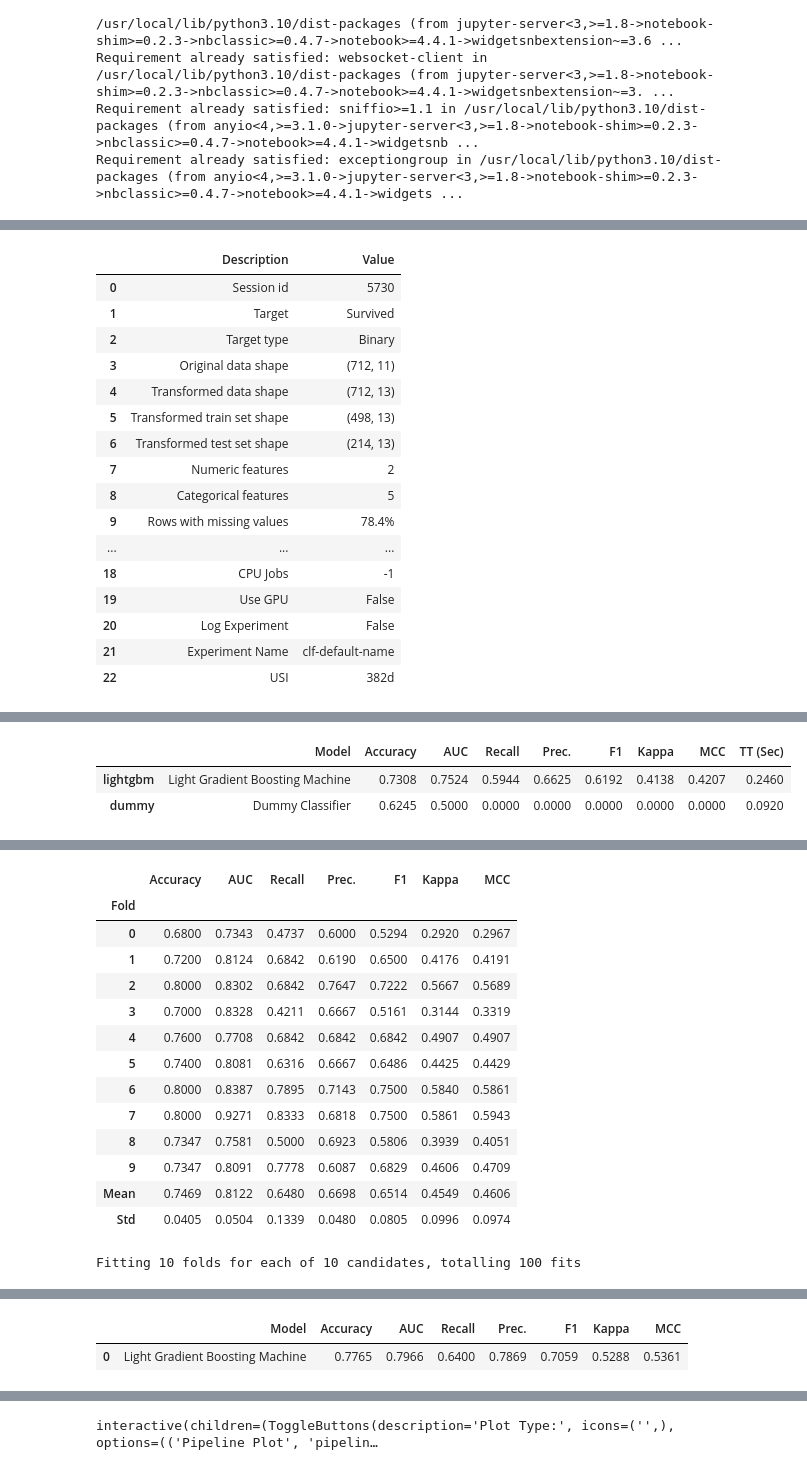
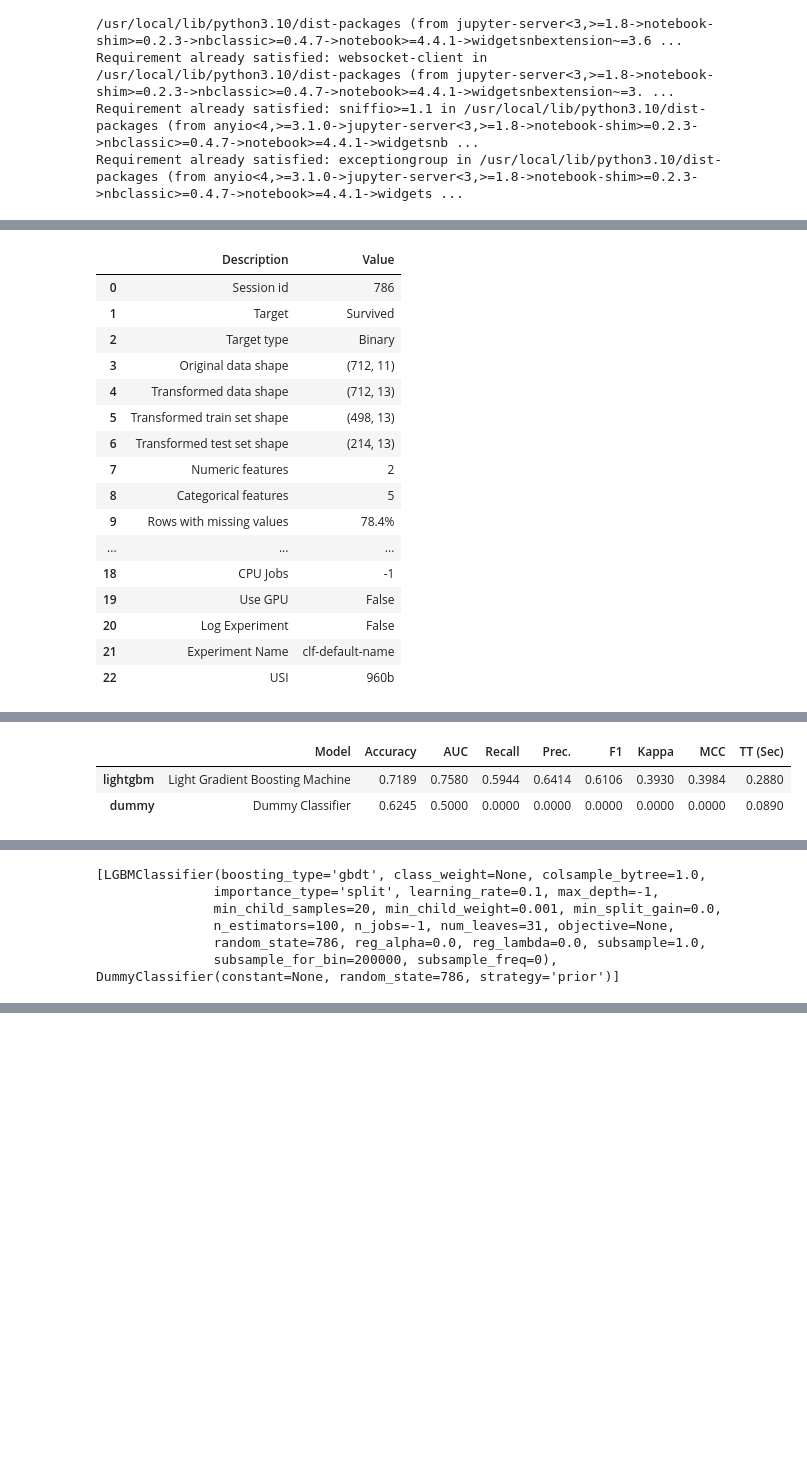
Before and after one commit to w113056047/AIoT-DA-2024-Hw, a Jupyter notebook: hw4-1/hw4-1.ipynb, the cells around one changed output, grey strips where cells are left out. Cells and saved outputs as stored; diff of their text form; code cells hidden in the pictures; blank space fills up the shorter version.

```diff
--- a/hw4-1/hw4-1.ipynb
+++ b/hw4-1/hw4-1.ipynb
@@ -47,46 +47,33 @@ train_data.head()
 # %%
 # Initialize the setup
 clf = setup(data=train_data,
             target='Survived',
             categorical_features = ['Pclass','Sex','Age','Fare','Cabin'])
 
 # Compare 16 models and select the best one
 best_models = compare_models(n_select=16, sort='Accuracy')
 
-# Tune the best model
-tuned_model = tune_model(best_models[0])
-
-# Make predictions on the test data
-predictions = predict_model(tuned_model, data=test_data)
-
-# Evaluate the model
-evaluate_model(tuned_model)
-
-# Finalize the model for deployment
-final_model = finalize_model(tuned_model)
-
-# Save the model
-save_model(final_model, 'titanic_model')
+print(best_models)
 # %% [output]
 |  | Description | Value |
-| 0 | Session id | 5730 |
+| 0 | Session id | 786 |
 | 1 | Target | Survived |
 | 2 | Target type | Binary |
 | 3 | Original data shape | (712, 11) |
 | 4 | Transformed data shape | (712, 13) |
 | 5 | Transformed train set shape | (498, 13) |
 | 6 | Transformed test set shape | (214, 13) |
 | 7 | Numeric features | 2 |
 | 8 | Categorical features | 5 |
 | 9 | Rows with missing values | 78.4% |
 | ... | ... | ... |
 | 18 | CPU Jobs | -1 |
 | 19 | Use GPU | False |
 | 20 | Log Experiment | False |
 | 21 | Experiment Name | clf-default-name |
-| 22 | USI | 382d |
+| 22 | USI | 960b |
 [interactive output not drawn]
 |  | Model | Accuracy | AUC | Recall | Prec. | F1 | Kappa | MCC | TT (Sec) |
-| lightgbm | Light Gradient Boosting Machine | 0.7308 | 0.7524 | 0.5944 | 0.6625 | 0.6192 | 0.4138 | 0.4207 | 0.2460 |
-| dummy | Dummy Classifier | 0.6245 | 0.5000 | 0.0000 | 0.0000 | 0.0000 | 0.0000 | 0.0000 | 0.0920 |
+| lightgbm | Light Gradient Boosting Machine | 0.7189 | 0.7580 | 0.5944 | 0.6414 | 0.6106 | 0.3930 | 0.3984 | 0.2880 |
+| dummy | Dummy Classifier | 0.6245 | 0.5000 | 0.0000 | 0.0000 | 0.0000 | 0.0000 | 0.0000 | 0.0890 |
 [interactive output not drawn]
@@ -94,15 +80,6 @@ save_model(final_model, 'titanic_model')
-|  | Accuracy | AUC | Recall | Prec. | F1 | Kappa | MCC |
-| Fold |  |  |  |  |  |  |  |
-| 0 | 0.6800 | 0.7343 | 0.4737 | 0.6000 | 0.5294 | 0.2920 | 0.2967 |
-| 1 | 0.7200 | 0.8124 | 0.6842 | 0.6190 | 0.6500 | 0.4176 | 0.4191 |
-| 2 | 0.8000 | 0.8302 | 0.6842 | 0.7647 | 0.7222 | 0.5667 | 0.5689 |
-| 3 | 0.7000 | 0.8328 | 0.4211 | 0.6667 | 0.5161 | 0.3144 | 0.3319 |
-| 4 | 0.7600 | 0.7708 | 0.6842 | 0.6842 | 0.6842 | 0.4907 | 0.4907 |
-| 5 | 0.7400 | 0.8081 | 0.6316 | 0.6667 | 0.6486 | 0.4425 | 0.4429 |
-| 6 | 0.8000 | 0.8387 | 0.7895 | 0.7143 | 0.7500 | 0.5840 | 0.5861 |
-| 7 | 0.8000 | 0.9271 | 0.8333 | 0.6818 | 0.7500 | 0.5861 | 0.5943 |
-| 8 | 0.7347 | 0.7581 | 0.5000 | 0.6923 | 0.5806 | 0.3939 | 0.4051 |
-| 9 | 0.7347 | 0.8091 | 0.7778 | 0.6087 | 0.6829 | 0.4606 | 0.4709 |
-| Mean | 0.7469 | 0.8122 | 0.6480 | 0.6698 | 0.6514 | 0.4549 | 0.4606 |
-| Std | 0.0405 | 0.0504 | 0.1339 | 0.0480 | 0.0805 | 0.0996 | 0.0974 |
-Fitting 10 folds for each of 10 candidates, totalling 100 fits
+[LGBMClassifier(boosting_type='gbdt', class_weight=None, colsample_bytree=1.0,
+               importance_type='split', learning_rate=0.1, max_depth=-1,
+               min_child_samples=20, min_child_weight=0.001, min_split_gain=0.0,
+               n_estimators=100, n_jobs=-1, num_leaves=31, objective=None,
+               random_state=786, reg_alpha=0.0, reg_lambda=0.0, subsample=1.0,
+               subsample_for_bin=200000, subsample_freq=0), DummyClassifier(constant=None, random_state=786, strategy='prior')]
@@ -110,2 +85,0 @@ Fitting 10 folds for each of 10 candidates, totalling 100 fits
-|  | Model | Accuracy | AUC | Recall | Prec. | F1 | Kappa | MCC |
-| 0 | Light Gradient Boosting Machine | 0.7765 | 0.7966 | 0.6400 | 0.7869 | 0.7059 | 0.5288 | 0.5361 |
@@ -118 +85,0 @@ Fitting 10 folds for each of 10 candidates, totalling 100 fits
-interactive(children=(ToggleButtons(description='Plot Type:', icons=('',), options=(('Pipeline Plot', 'pipelin…
```
Also changed, not shown: parts of 1 cell of this notebook, 3 other files.
